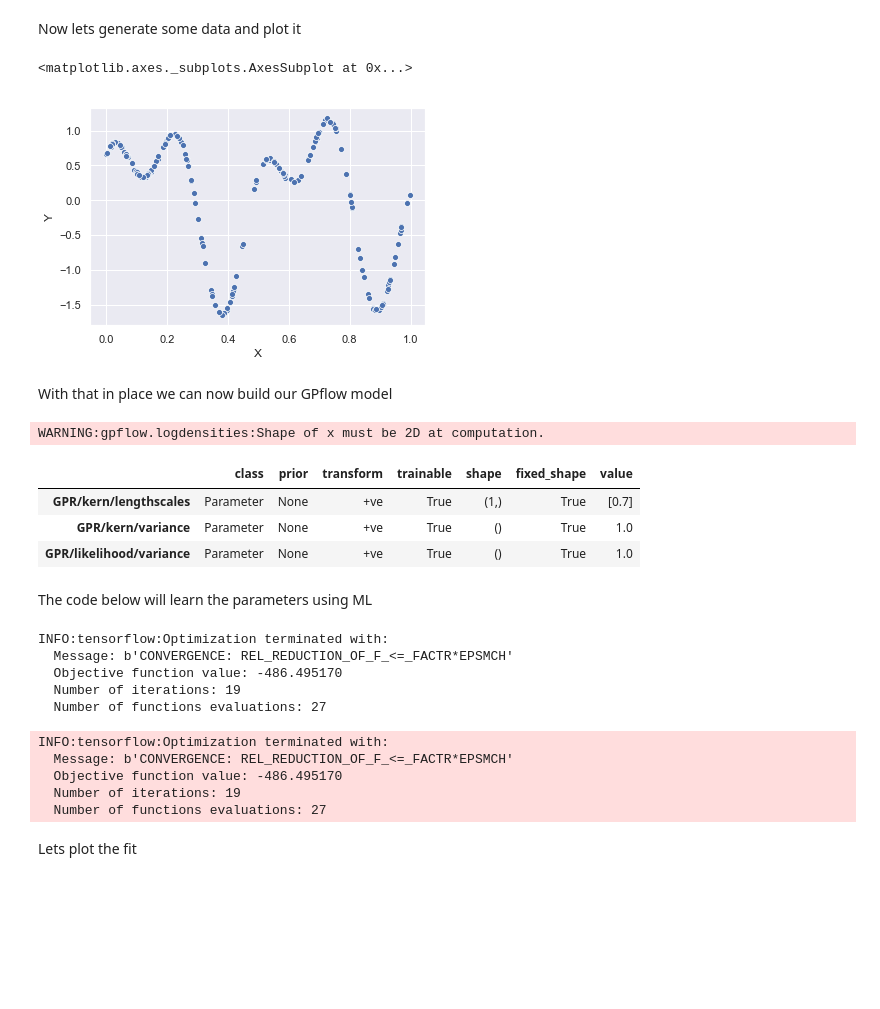
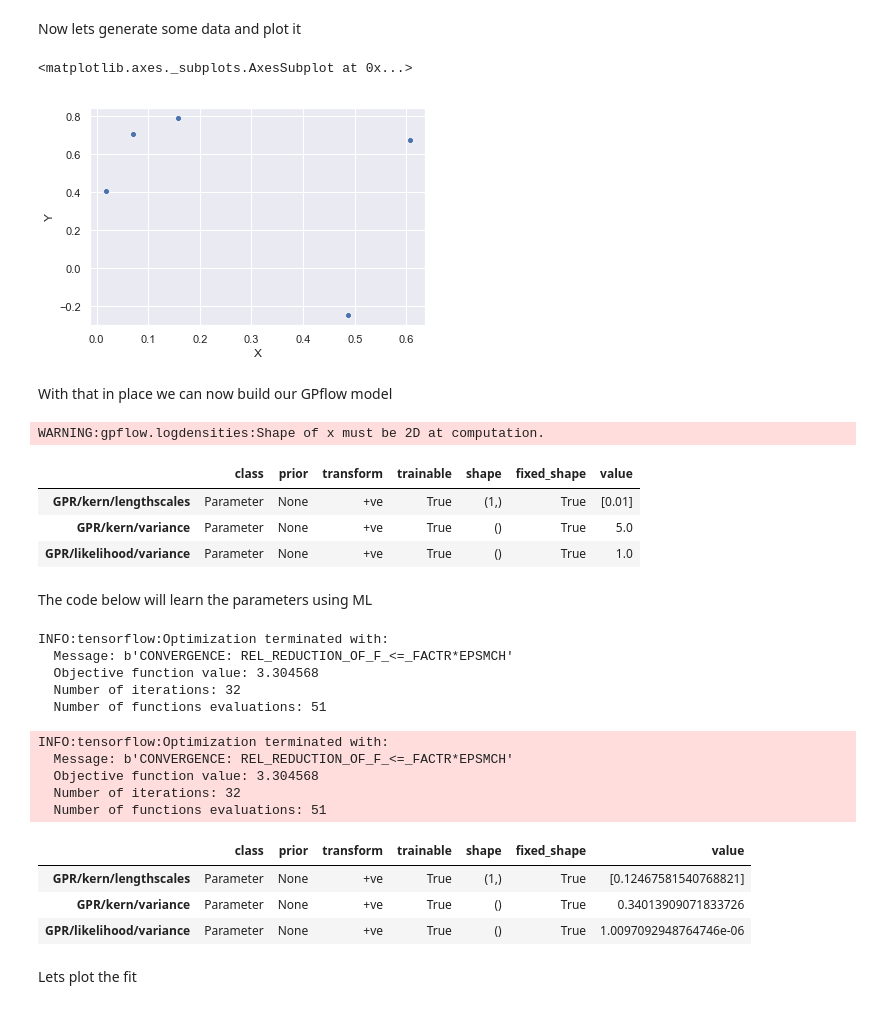
Before and after one commit to M20190649/TDDE19-bus-arrival-time, a Jupyter notebook: GP/Gaussian Processes with GPflow.ipynb, the cells around one changed output. Saved outputs shown, nothing was run; the diff lists cells and outputs as text; code cells hidden in the pictures; blank space fills up the shorter version.

```diff
--- a/GP/Gaussian Processes with GPflow.ipynb
+++ b/GP/Gaussian Processes with GPflow.ipynb
@@ -16,24 +16,25 @@ np.random.seed(1)
 # %% [markdown]
 Now lets generate some data and plot it
 # %%
-X = np.random.rand(200, 1)
-Y = np.sin(12 * X) + 0.66 * np.cos(25 * X) + np.random.randn(200,1) * 0.01
+n = 5
+X = np.random.rand(n, 1)
+Y = np.sin(12 * X) + 0.2 * np.cos(25 * X) + np.random.randn(n,1) * 0.01
 df = pd.DataFrame(np.hstack((X, Y)), columns=list('XY'))
 sns.scatterplot(x='X', y='Y', data=df)
 # %% [output]
 <matplotlib.axes._subplots.AxesSubplot at 0x...>
-[figure, old version]
+[figure, new version]
 # %% [markdown]
 With that in place we can now build our GPflow model
 # %%
-k = gpflow.kernels.Matern32(1, lengthscales=0.7, ARD=True)
+k = gpflow.kernels.Matern32(1, lengthscales=0.01, variance = 5, ARD=True)
 m = gpflow.models.GPR(X, Y, k)
 m
 # %% [output]
 WARNING:gpflow.logdensities:Shape of x must be 2D at computation.
 |  | class | prior | transform | trainable | shape | fixed_shape | value |
-| GPR/kern/lengthscales | Parameter | None | +ve | True | (1,) | True | [0.7] |
-| GPR/kern/variance | Parameter | None | +ve | True | () | True | 1.0 |
+| GPR/kern/lengthscales | Parameter | None | +ve | True | (1,) | True | [0.01] |
+| GPR/kern/variance | Parameter | None | +ve | True | () | True | 5.0 |
 | GPR/likelihood/variance | Parameter | None | +ve | True | () | True | 1.0 |
 # %% [markdown]
 The code below will learn the parameters using ML
@@ -41,17 +42,22 @@ The code below will learn the parameters using ML
 m.compile()
 opt = gpflow.train.ScipyOptimizer()
 opt.minimize(m)
+m.as_pandas_table()
 # %% [output]
 INFO:tensorflow:Optimization terminated with:
   Message: b'CONVERGENCE: REL_REDUCTION_OF_F_<=_FACTR*EPSMCH'
-  Objective function value: -486.495170
-  Number of iterations: 19
-  Number of functions evaluations: 27
+  Objective function value: 3.304568
+  Number of iterations: 32
+  Number of functions evaluations: 51
 INFO:tensorflow:Optimization terminated with:
   Message: b'CONVERGENCE: REL_REDUCTION_OF_F_<=_FACTR*EPSMCH'
-  Objective function value: -486.495170
-  Number of iterations: 19
-  Number of functions evaluations: 27
+  Objective function value: 3.304568
+  Number of iterations: 32
+  Number of functions evaluations: 51
+|  | class | prior | transform | trainable | shape | fixed_shape | value |
+| GPR/kern/lengthscales | Parameter | None | +ve | True | (1,) | True | [0.12467581540768821] |
+| GPR/kern/variance | Parameter | None | +ve | True | () | True | 0.34013909071833726 |
+| GPR/likelihood/variance | Parameter | None | +ve | True | () | True | 1.0097092948764746e-06 |
 # %% [markdown]
 Lets plot the fit
 # %%
```
Also changed, not shown: parts of 1 cell of this notebook, 5 other files.
